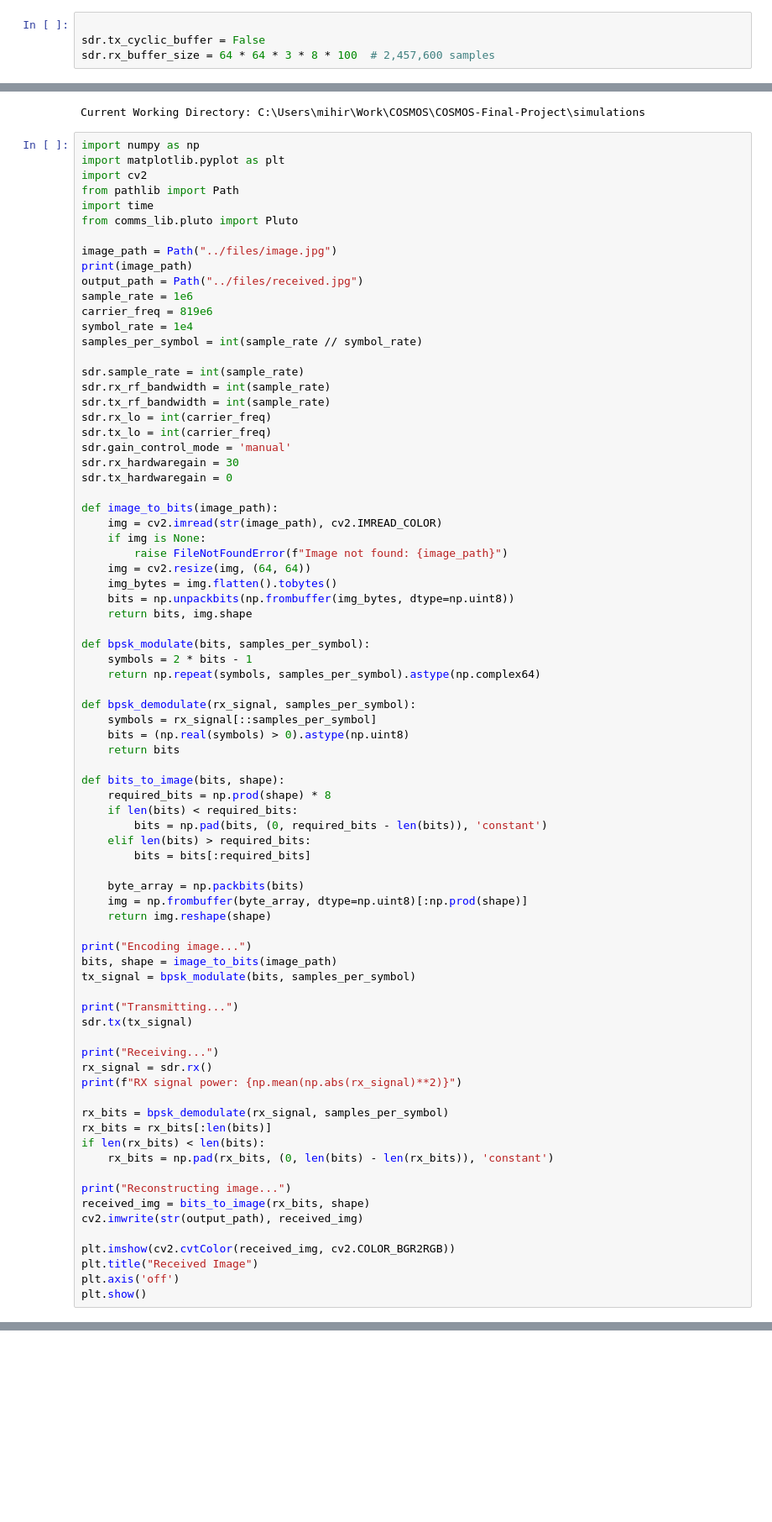
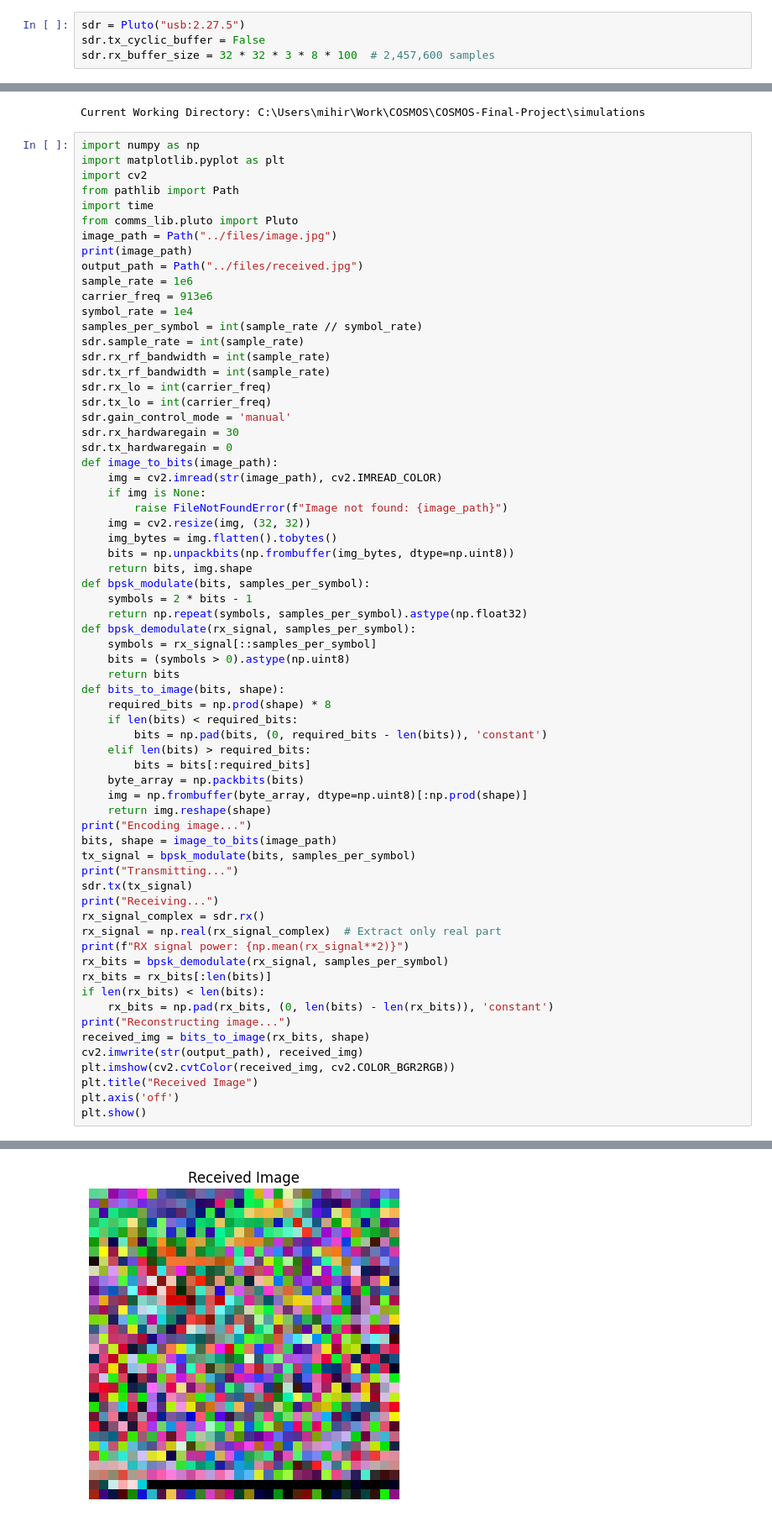
Before and after one commit to HeckerWithAHat/PlutoSDR-Exhaustive-Search, a Jupyter notebook: simulations/one_sdr_nb.ipynb, the cells around one changed output, grey strips where cells are left out. Shown: that part at 84% size. Drawn from its saved outputs; the diff is of its cells as text; blank space fills up the shorter version.

```diff
--- a/simulations/one_sdr_nb.ipynb
+++ b/simulations/one_sdr_nb.ipynb
@@ -22,7 +13,7 @@ usb:2.16.5
 # %%
-
+sdr = Pluto("usb:2.27.5")
 sdr.tx_cyclic_buffer = False
-sdr.rx_buffer_size = 64 * 64 * 3 * 8 * 100  # 2,457,600 samples
+sdr.rx_buffer_size = 32 * 32 * 3 * 8 * 100  # 2,457,600 samples
 # %%
 import os
 print("Current Working Directory:", os.getcwd())
@@ -35,15 +26,13 @@ import cv2
 from pathlib import Path
 import time
 from comms_lib.pluto import Pluto
-
 image_path = Path("../files/image.jpg")
 print(image_path)
 output_path = Path("../files/received.jpg")
 sample_rate = 1e6
-carrier_freq = 819e6
+carrier_freq = 913e6
 symbol_rate = 1e4
 samples_per_symbol = int(sample_rate // symbol_rate)
-
 sdr.sample_rate = int(sample_rate)
 sdr.rx_rf_bandwidth = int(sample_rate)
 sdr.tx_rf_bandwidth = int(sample_rate)
@@ -52,56 +41,46 @@ sdr.tx_lo = int(carrier_freq)
 sdr.gain_control_mode = 'manual'
 sdr.rx_hardwaregain = 30
 sdr.tx_hardwaregain = 0
-
 def image_to_bits(image_path):
     img = cv2.imread(str(image_path), cv2.IMREAD_COLOR)
     if img is None:
         raise FileNotFoundError(f"Image not found: {image_path}")
-    img = cv2.resize(img, (64, 64))
+    img = cv2.resize(img, (32, 32))
     img_bytes = img.flatten().tobytes()
     bits = np.unpackbits(np.frombuffer(img_bytes, dtype=np.uint8))
     return bits, img.shape
-
 def bpsk_modulate(bits, samples_per_symbol):
     symbols = 2 * bits - 1
-    return np.repeat(symbols, samples_per_symbol).astype(np.complex64)
-
+    return np.repeat(symbols, samples_per_symbol).astype(np.float32)
 def bpsk_demodulate(rx_signal, samples_per_symbol):
     symbols = rx_signal[::samples_per_symbol]
-    bits = (np.real(symbols) > 0).astype(np.uint8)
+    bits = (symbols > 0).astype(np.uint8)
     return bits
-
 def bits_to_image(bits, shape):
     required_bits = np.prod(shape) * 8
     if len(bits) < required_bits:
         bits = np.pad(bits, (0, required_bits - len(bits)), 'constant')
     elif len(bits) > required_bits:
         bits = bits[:required_bits]
-
     byte_array = np.packbits(bits)
     img = np.frombuffer(byte_array, dtype=np.uint8)[:np.prod(shape)]
     return img.reshape(shape)
-
 print("Encoding image...")
 bits, shape = image_to_bits(image_path)
 tx_signal = bpsk_modulate(bits, samples_per_symbol)
-
 print("Transmitting...")
 sdr.tx(tx_signal)
-
 print("Receiving...")
-rx_signal = sdr.rx()
-print(f"RX signal power: {np.mean(np.abs(rx_signal)**2)}")
-
+rx_signal_complex = sdr.rx()
+rx_signal = np.real(rx_signal_complex)  # Extract only real part
+print(f"RX signal power: {np.mean(rx_signal**2)}")
 rx_bits = bpsk_demodulate(rx_signal, samples_per_symbol)
 rx_bits = rx_bits[:len(bits)]
 if len(rx_bits) < len(bits):
     rx_bits = np.pad(rx_bits, (0, len(bits) - len(rx_bits)), 'constant')
-
 print("Reconstructing image...")
 received_img = bits_to_image(rx_bits, shape)
 cv2.imwrite(str(output_path), received_img)
-
 plt.imshow(cv2.cvtColor(received_img, cv2.COLOR_BGR2RGB))
 plt.title("Received Image")
 plt.axis('off')
@@ -115,3 +95,4 @@ OSError: [Errno 110] host unreachable
+[figure, added]
 # %%
 tx_signal
 # %% [output]
```
Also changed, not shown: parts of 4 cells of this notebook, 2 other files.
